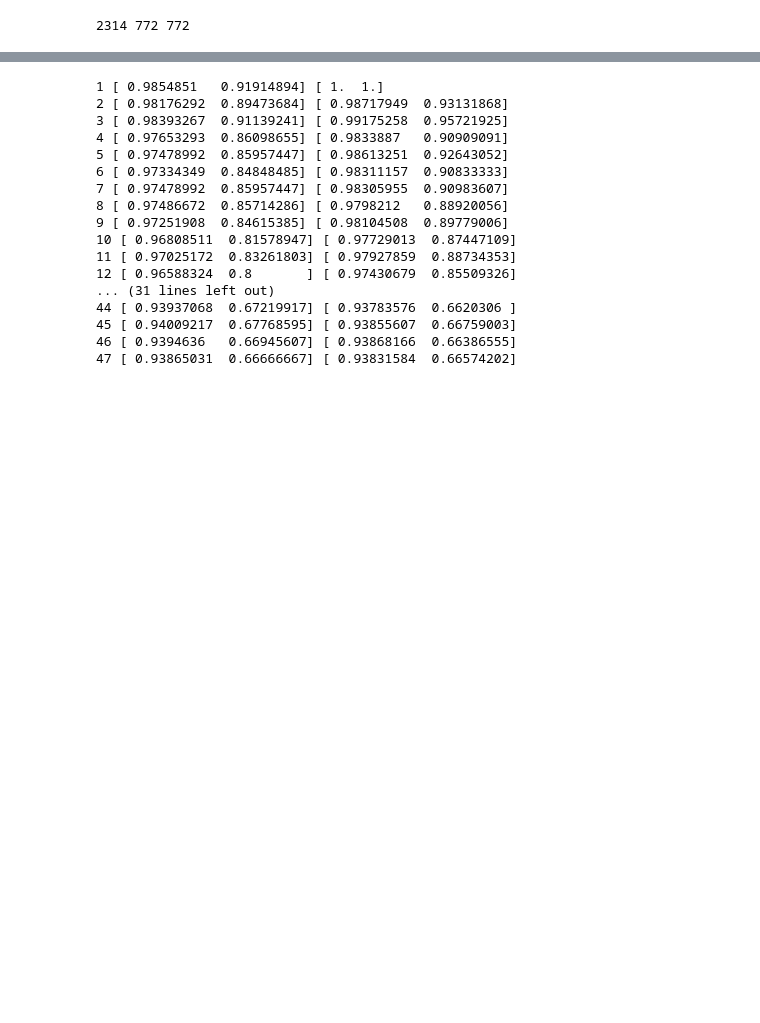
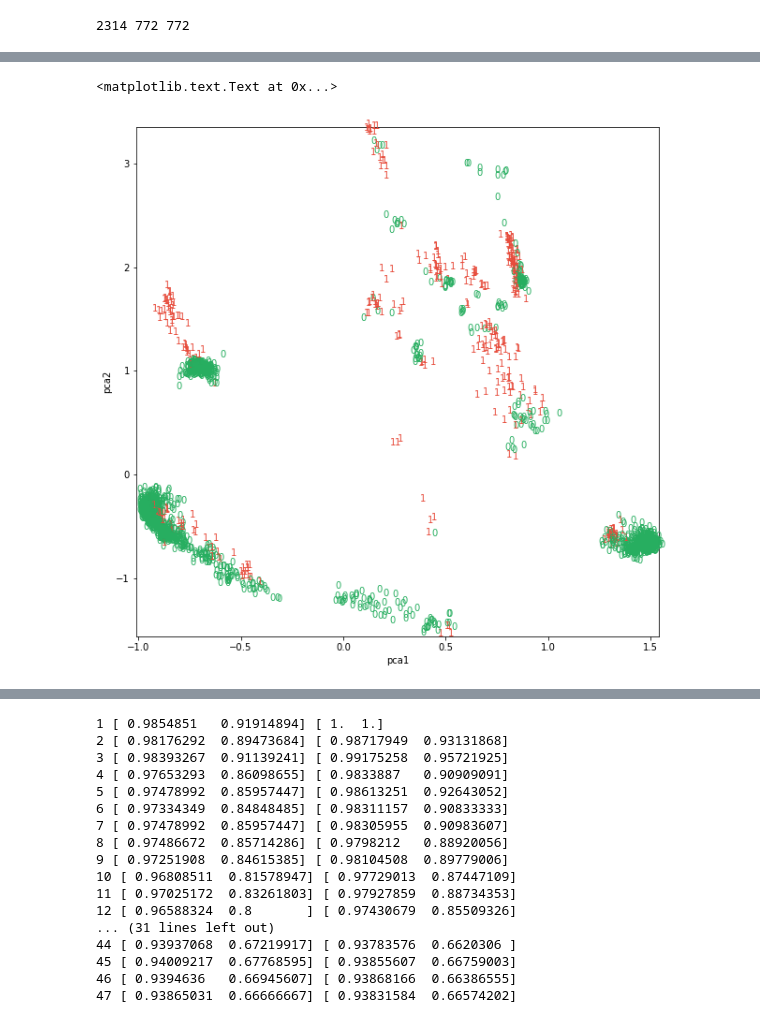
Before and after one commit to Freija/birdometer-ml, a Jupyter notebook: code/Birdometer.ipynb, the cells around one changed output, grey strips where cells are left out. Drawn from its saved outputs; the diff is of its cells as text; code cells hidden in the pictures; blank space fills up the shorter version.

```diff
--- a/code/Birdometer.ipynb
+++ b/code/Birdometer.ipynb
@@ -75,7 +75,7 @@ def image_to_vector(image, size=(int(720/20),int(480/20))):
     return cv2.resize(image_array, size).flatten()  # This is a numpy array
 # %%
 def get_image_list(path):
-    ''' Retrieve the list of available labelled images.
+    ''' Retrieve the list of available labeled images.
     Input:
         <string> path to CSV file
     Output:
@@ -116,13 +116,15 @@ First image details are ['2017-09-20_17.04.43_9.jpg', 'y', 'n']
 # Extract the feature vectors for each image and store
 features = []
 labels = []
+images = []
 for image in image_list:
     image_path = '/home/freija/Projects/birdometer-ml/trainingdata/' + image[0]
     label = get_label(image)
     # Ignore any label that is not 1 or 0
     # If the label is unknown, get_label returns -1 and the image
-    # should be ignored since something went wrong when labelling.
+    # should be ignored since something went wrong when labeling.
     if label != -1:
         features.append(image_to_vector(image_path))
         labels.append(label)
+        images.append(image)
 # %%
@@ -174,0 +183,16 @@ print(len(X_train), len(X_cv), len(X_test))
+# %%
+from sklearn.decomposition import PCA
+pca = PCA(n_components=2, svd_solver='randomized',
+          whiten=True).fit(X_train)
+birds_pca = pca.transform(X_train)
+colors = ["#27AE60", "#E74C3C"]
+plt.figure(figsize=(10,10))
+plt.xlim(birds_pca[:,0].min(), birds_pca[:,0].max())
+plt.ylim(birds_pca[:,1].min(), birds_pca[:,1].max())
+for i in range(len(birds_pca)):
+    plt.text(birds_pca[i,0], birds_pca[i,1], str(y_train[i]), color=colors[y_train[i]])
+plt.xlabel("pca1")
+plt.ylabel("pca2")
+# %% [output]
+<matplotlib.text.Text at 0x...>
+[figure, added]
```
Also changed, not shown: parts of 19 cells of this notebook.
